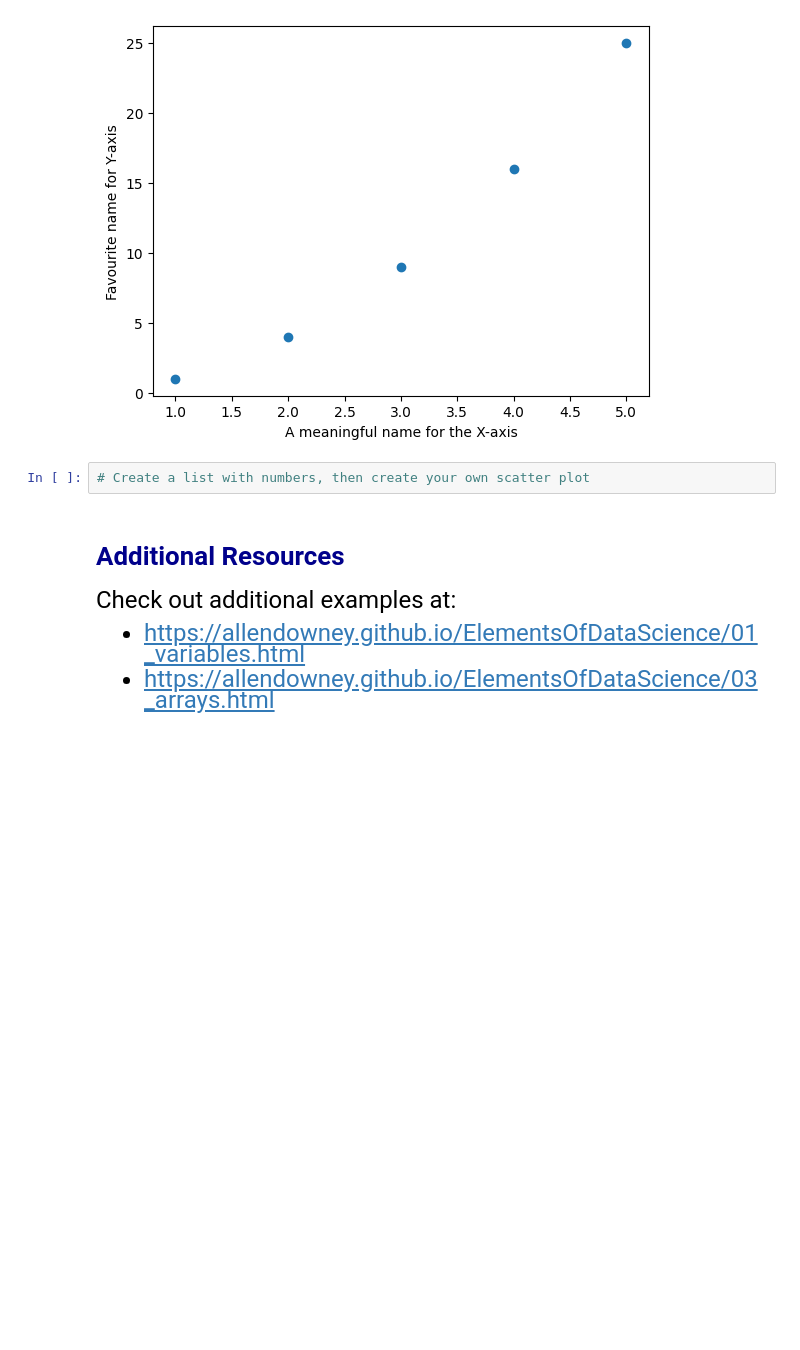
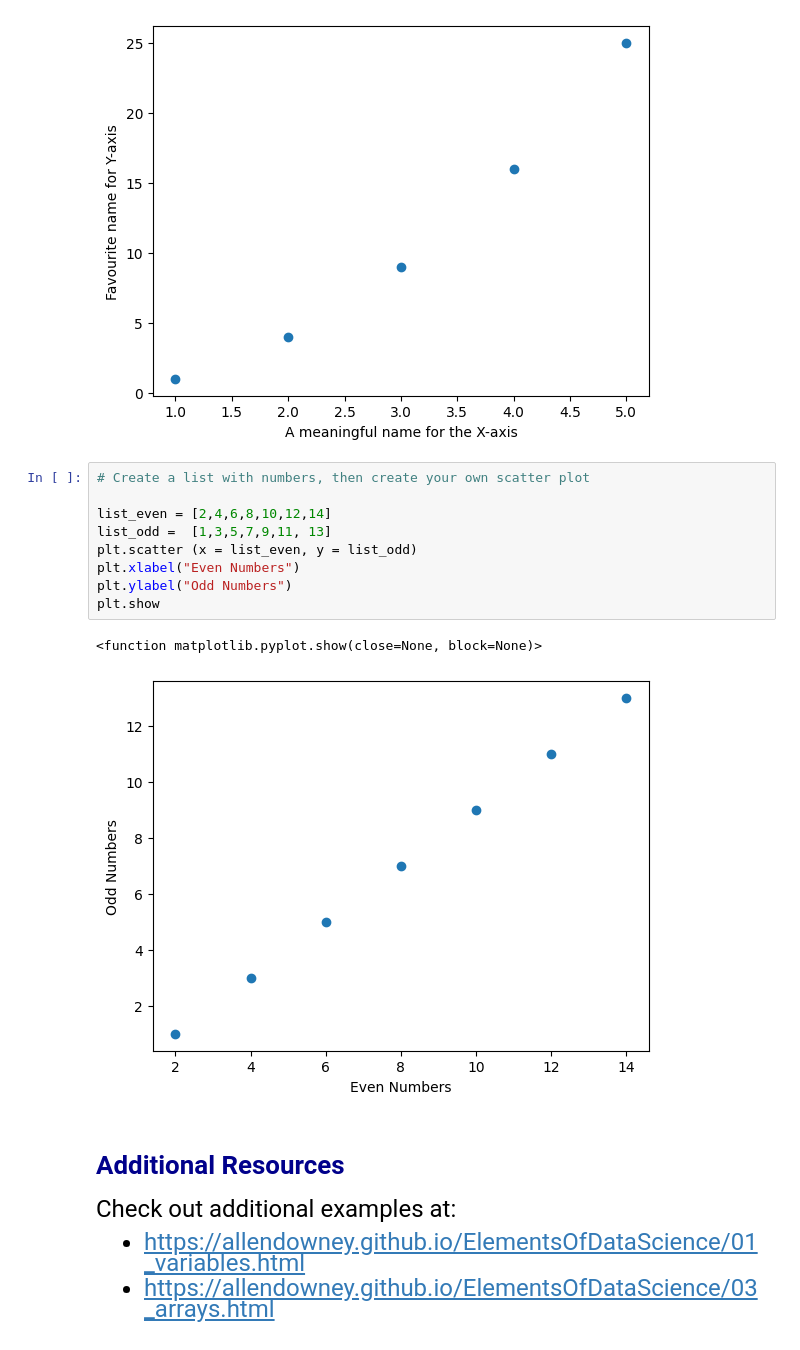
Before and after one commit to daisycossiogarcia/qtm151spring2023, a Jupyter notebook: Lecture 02/Lecture 2.ipynb, the cells around one changed output. Saved outputs shown, nothing was run; the diff lists cells and outputs as text; blank space fills up the shorter version.

```diff
--- a/Lecture 02/Lecture 2.ipynb
+++ b/Lecture 02/Lecture 2.ipynb
@@ -202,8 +219,18 @@ plt.ylabel("Favourite name for Y-axis")
 plt.show()
 # %% [output]
 [figure]
-# %%
-# Create a list with numbers, then create your own scatter plot
+# %%
+# Create a list with numbers, then create your own scatter plot
+
+list_even = [2,4,6,8,10,12,14]
+list_odd =  [1,3,5,7,9,11, 13]
+plt.scatter (x = list_even, y = list_odd)
+plt.xlabel("Even Numbers")
+plt.ylabel("Odd Numbers")
+plt.show
+# %% [output]
+<function matplotlib.pyplot.show(close=None, block=None)>
+[figure, added]
 # %% [markdown]
 # <span style="color:darkblue"> Additional Resources </span>
 
```
Also changed, not shown: parts of 3 cells of this notebook, 4 other files.
